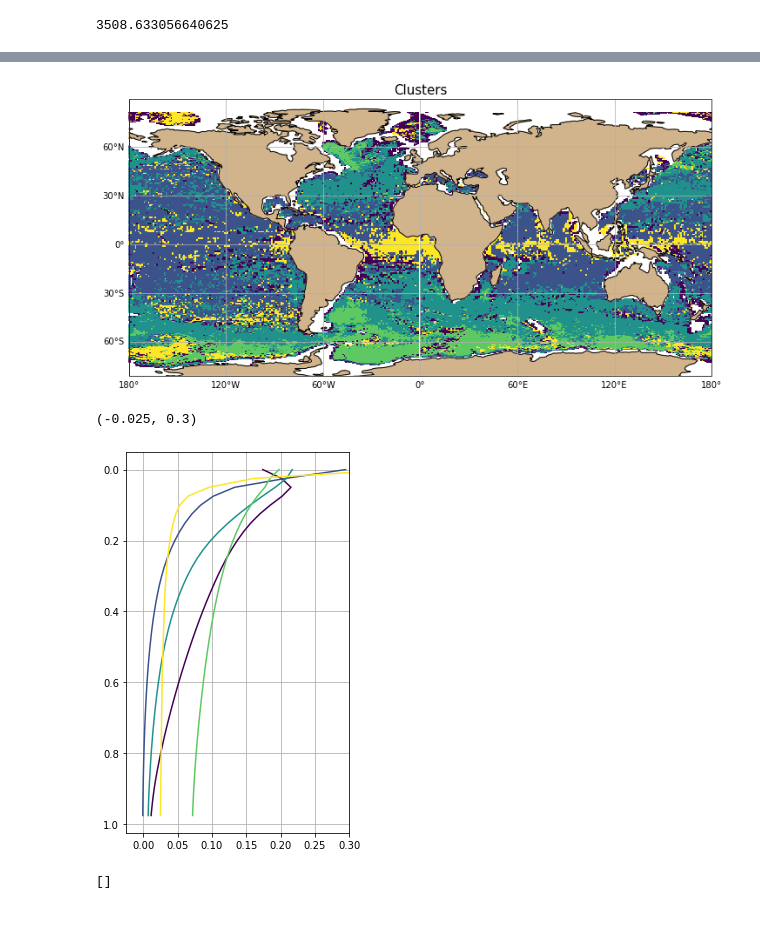
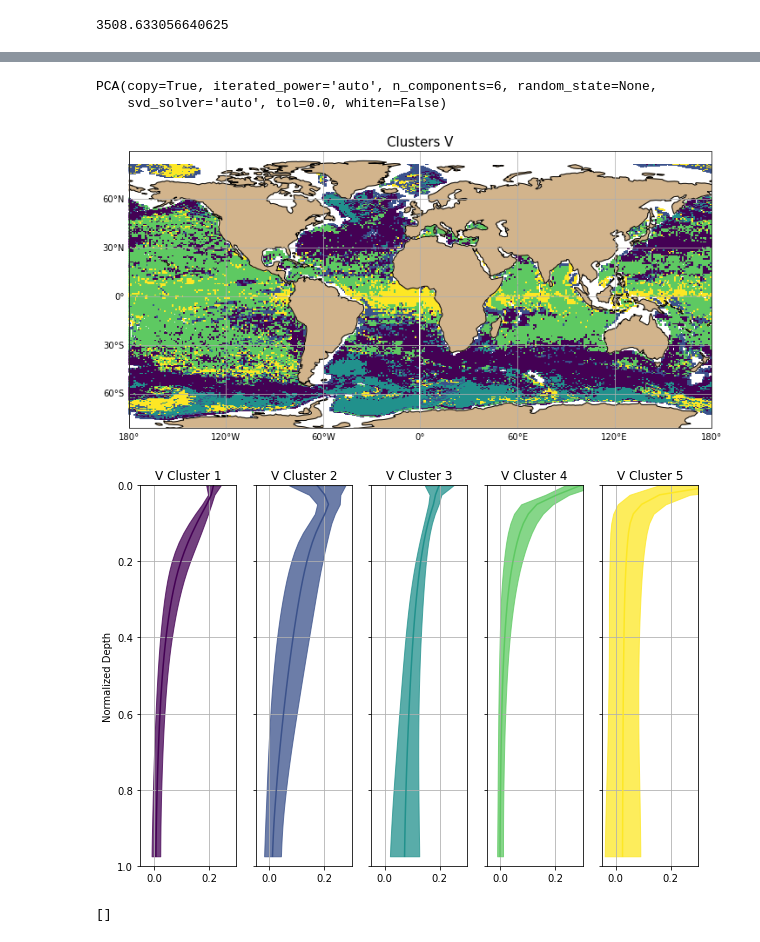
Before and after one commit to jakesteinberg/CPT, a Jupyter notebook: bottom_slope_EOF_grids.ipynb, the cells around one changed output, grey strips where cells are left out. Cells and saved outputs as stored; diff of their text form; code cells hidden in the pictures.

```diff
--- a/bottom_slope_EOF_grids.ipynb
+++ b/bottom_slope_EOF_grids.ipynb
@@ -156,7 +156,7 @@ for i in tqdm(range(np.shape(X_train1)[1])):
 # %%
 # OPTION 2
 # rescale in depth so surface is zero and bottom is one
-rs_grid = np.arange(0,1,0.025)
+rs_grid = np.arange(0,1,0.02)
 rs_train_u = np.nan*np.ones((len(rs_grid), np.shape(X_train0)[1]))
 rs_train_v = np.nan*np.ones((len(rs_grid), np.shape(X_train0)[1]))
 for i in tqdm(range(np.shape(X_train0)[1])): #range(916,917): #
@@ -183,7 +210,8 @@ print(np.shape(rs_train_u))
 # %%
-# sample set of rescaled profiles
-f, ax = plt.subplots(1,1,figsize=(4,6))
+# -- sampe plot of select EOFS (for non-rescaled, OPTION 1)
+f, ax = plt.subplots(1,1,figsize=(3,6))
 for i in range(100):
-    ax.plot(rs_train_u[:,i],rs_grid,linewidth=0.5)
-ax.set_ylim([0,1])
+    ax.plot(X_trainV[:,i],dep_grid,linewidth=0.5)
+ax.set_xlim([-0.15,0.4])
 ax.invert_yaxis()
+ax.grid()
@@ -240,3 +252,8 @@ variance_sum = np.cumsum(pca.explained_variance_ratio_)
+# %%
+pca
+# %% [output]
+PCA(copy=True, iterated_power='auto', n_components=6, random_state=None,
+    svd_solver='auto', tol=0.0, whiten=False)
 # %%
 # PCA (V)
 pcaV = decomposition.PCA(n_components=6)
@@ -261,37 +278,45 @@ variance_sumV = np.cumsum(pcaV.explained_variance_ratio_)
 # -- ELIZABETH --
 # %%
 n_clusters = 5
-gmm = GaussianMixture(n_components=n_clusters, covariance_type='full').fit(X_pca_trainV)
-labels = gmm.predict(X_pca_trainV)
+gmmU = GaussianMixture(n_components=n_clusters, covariance_type='full').fit(X_pca_train)
+gmmV = GaussianMixture(n_components=n_clusters, covariance_type='full').fit(X_pca_trainV)
+labelsU = gmm.predict(X_pca_train)
+labelsV = gmm.predict(X_pca_trainV)
 # %%
-cluster_map = np.nan*np.ones((len(lat1),len(lon1)))
+cluster_mapU = np.nan*np.ones((len(lat1),len(lon1)))
+cluster_mapV = np.nan*np.ones((len(lat1),len(lon1)))
 for i in range(len(labels)):
     this_lon = lon_train[i]
     this_lat = lat_train[i]
     loc_lon = np.where(lon1 == this_lon)[0]
     loc_lat = np.where(lat1 == this_lat)[0]
-    cluster_map[loc_lat,loc_lon] = labels[i]
+    cluster_mapU[loc_lat,loc_lon] = labelsU[i]
+    cluster_mapV[loc_lat,loc_lon] = labelsV[i]
 # %%
 f, ax = plt.subplots(1,1,figsize=(12,6), subplot_kw={'projection':ccrs.PlateCarree(central_longitude=0)})
-ax.pcolor(lon1,lat1,cluster_map, transform=ccrs.PlateCarree(), cmap=plt.get_cmap('viridis',n_clusters), vmin=0, vmax=n_clusters)
+ax.pcolor(lon1,lat1,cluster_mapV, transform=ccrs.PlateCarree(), cmap=plt.get_cmap('viridis',n_clusters), vmin=0, vmax=n_clusters)
 ax.add_feature(cartopy.feature.LAND, color='#D2B48C',zorder=1)
 ax.coastlines(); gl = ax.gridlines(draw_labels=True)
-ax.set_title('Clusters',fontsize=15)
+ax.set_title('Clusters V',fontsize=15)
 gl.xlabels_top = False; gl.ylabels_right = False
-# f.savefig('/Users/jakesteinberg/Documents/CPT/meetings/2022_06_14/eof_pct_var.jpg', dpi=300)
+f.savefig('/Users/jakesteinberg/Documents/CPT/meetings/2022_07_19/clusters5_V.jpg', dpi=300)
 # %% [output]
-[figure, old version]
+[figure, new version]
 # %%
 colors = plt.get_cmap('viridis',n_clusters)
-f, ax = plt.subplots(1,1,figsize=(4,7))
+f, ax = plt.subplots(1,n_clusters,figsize=(10,7),sharey=True)
 for i in range(n_clusters):
-    li = X_trainV[:,labels==i]
-    ax.plot(np.nanmean(li,axis=1),rs_grid, color=colors(i))
-ax.invert_yaxis(); ax.grid()
-ax.set_xlim([-0.025,0.3])
+    li = X_trainV[:,labelsV==i]
+    ax[i].plot(np.nanmean(li,axis=1),rs_grid, color=colors(i))
+    ax[i].fill_betweenx(rs_grid,np.nanmean(li,axis=1)-np.nanstd(li,axis=1),x2=np.nanmean(li,axis=1)+np.nanstd(li,axis=1), color=colors(i), alpha=0.75)
+    ax[i].grid()
+    ax[i].set_xlim([-0.05,0.3]); ax[i].set_ylim([0,1]);
+    ax[i].set_title('V Cluster ' + str(i+1))
+ax[0].invert_yaxis();
+ax[0].set_ylabel('Normalized Depth')
+f.savefig('/Users/jakesteinberg/Documents/CPT/meetings/2022_07_19/clusters5_V_profiles.jpg', dpi=300)
 # %% [output]
-(-0.025, 0.3)
-[figure, old version]
+[figure, new version]
 # %%
 # PCA amplitudes
 f, ax = plt.subplots(2,3,figsize=(14,6))
```
Also changed, not shown: parts of 14 cells of this notebook, 3 other files.
